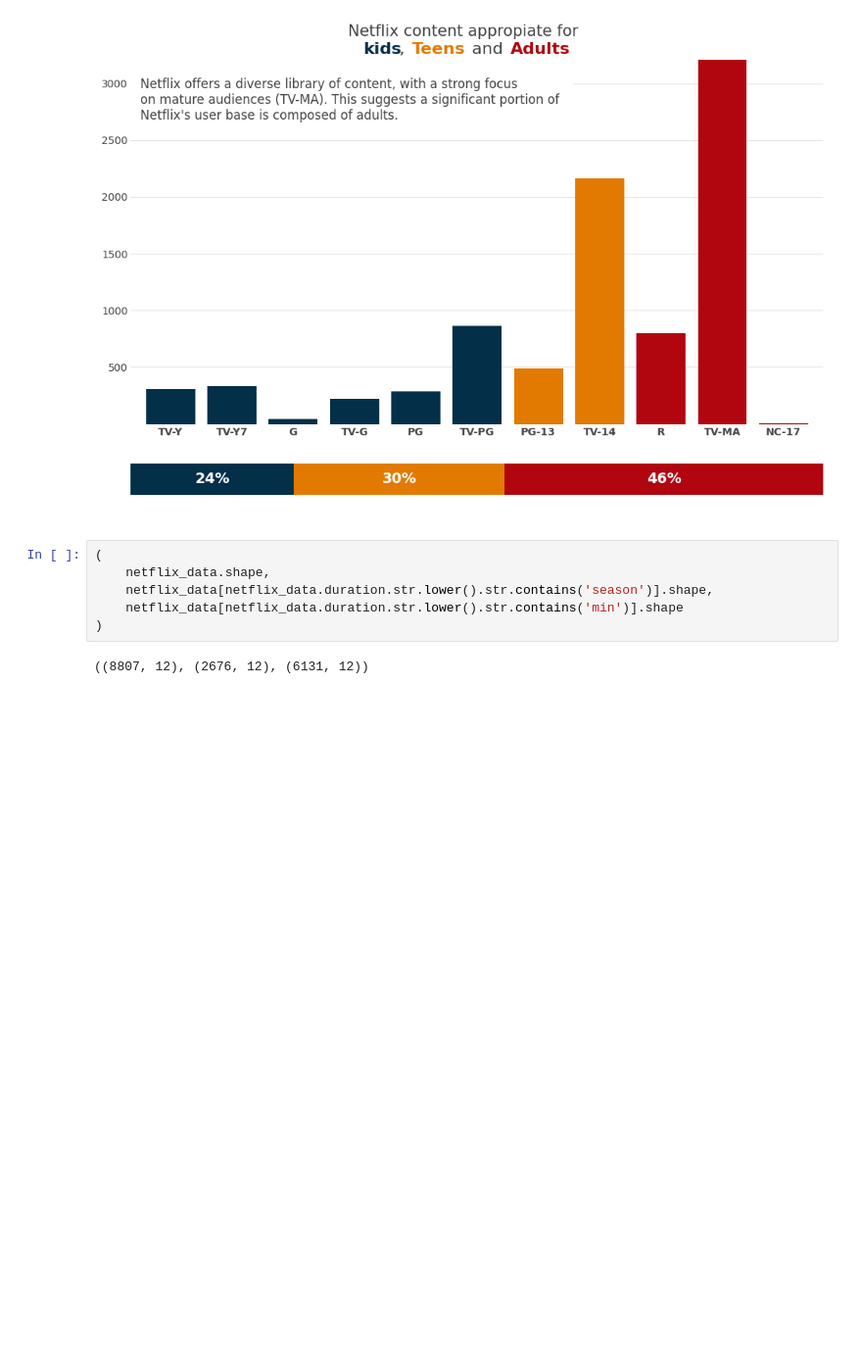
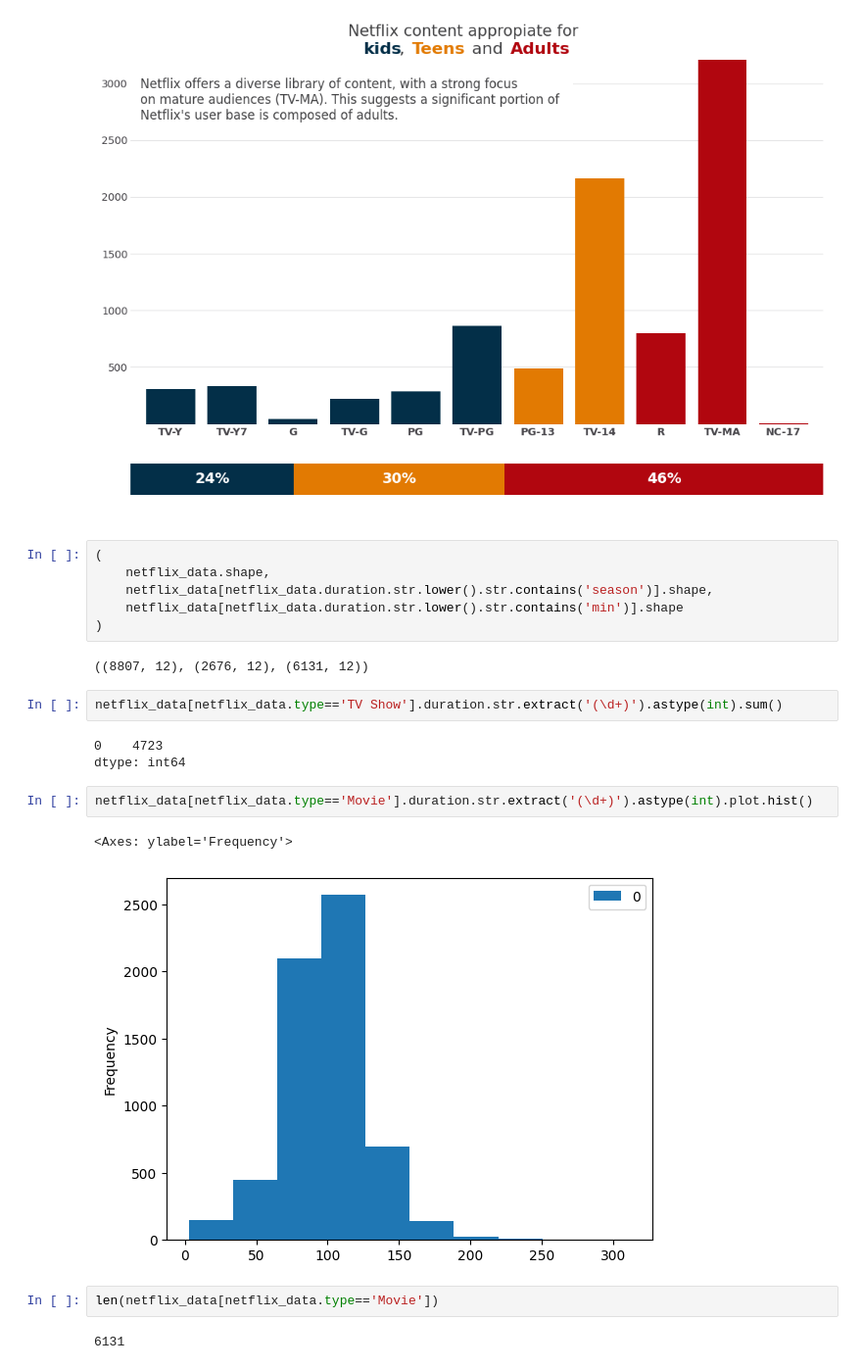
Before and after one commit to HugoAlexis/analisis_quejas_en_profeco, a Jupyter notebook: a-brief-netflix-data-storytelling.ipynb, the cells around one changed output. Shown at 98% size. Cells and saved outputs as stored; diff of their text form; blank space fills up the shorter version.

```diff
--- a/a-brief-netflix-data-storytelling.ipynb
+++ b/a-brief-netflix-data-storytelling.ipynb
@@ -573,3 +584,17 @@ ax.text(-0.5, 3050, s,
 )
 # %% [output]
 ((8807, 12), (2676, 12), (6131, 12))
+# %%
+netflix_data[netflix_data.type=='TV Show'].duration.str.extract('(\d+)').astype(int).sum()
+# %% [output]
+0    4723
+dtype: int64
+# %%
+netflix_data[netflix_data.type=='Movie'].duration.str.extract('(\d+)').astype(int).plot.hist()
+# %% [output]
+<Axes: ylabel='Frequency'>
+[figure, added]
+# %%
+len(netflix_data[netflix_data.type=='Movie'])
+# %% [output]
+6131
```
Also changed, not shown: parts of 2 cells of this notebook.
